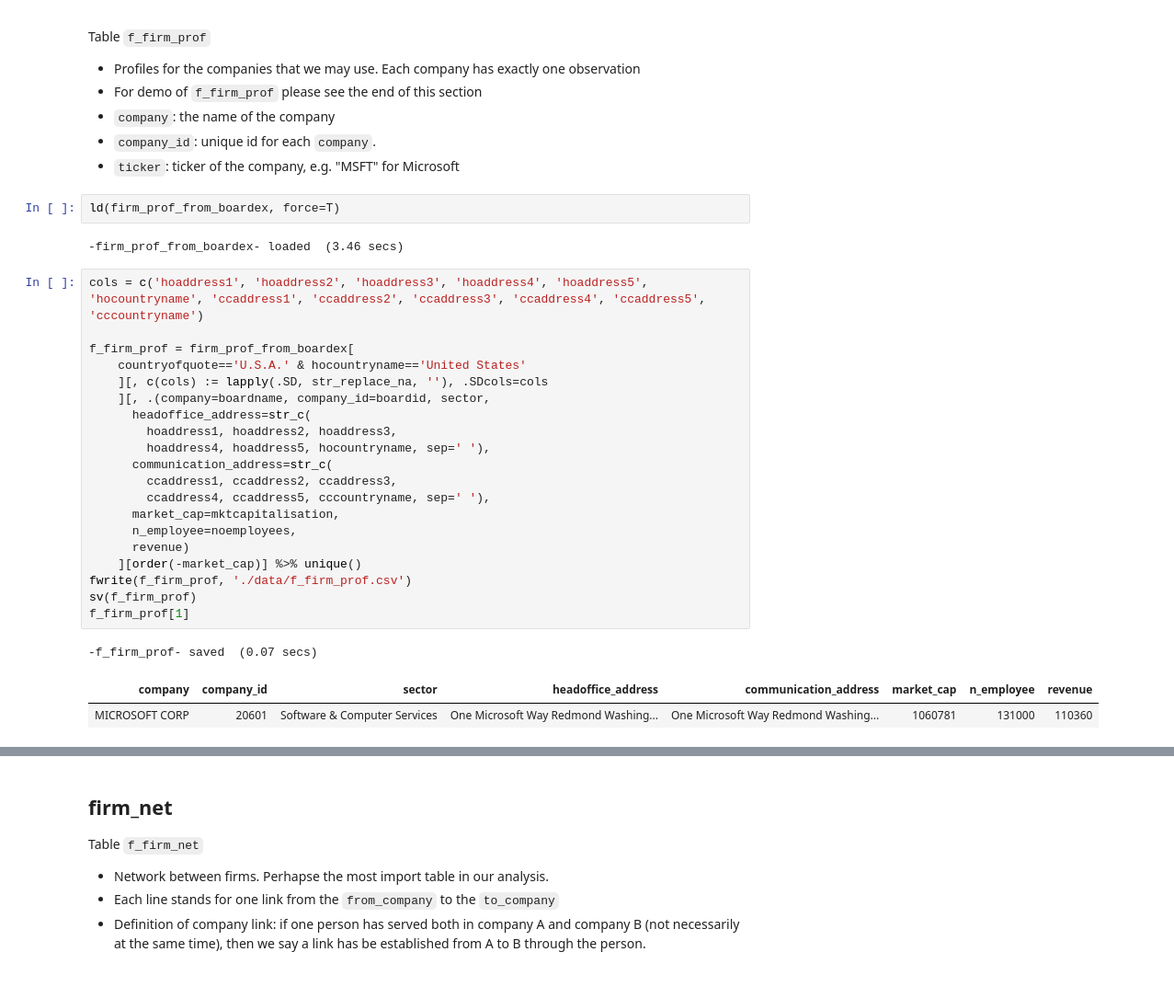
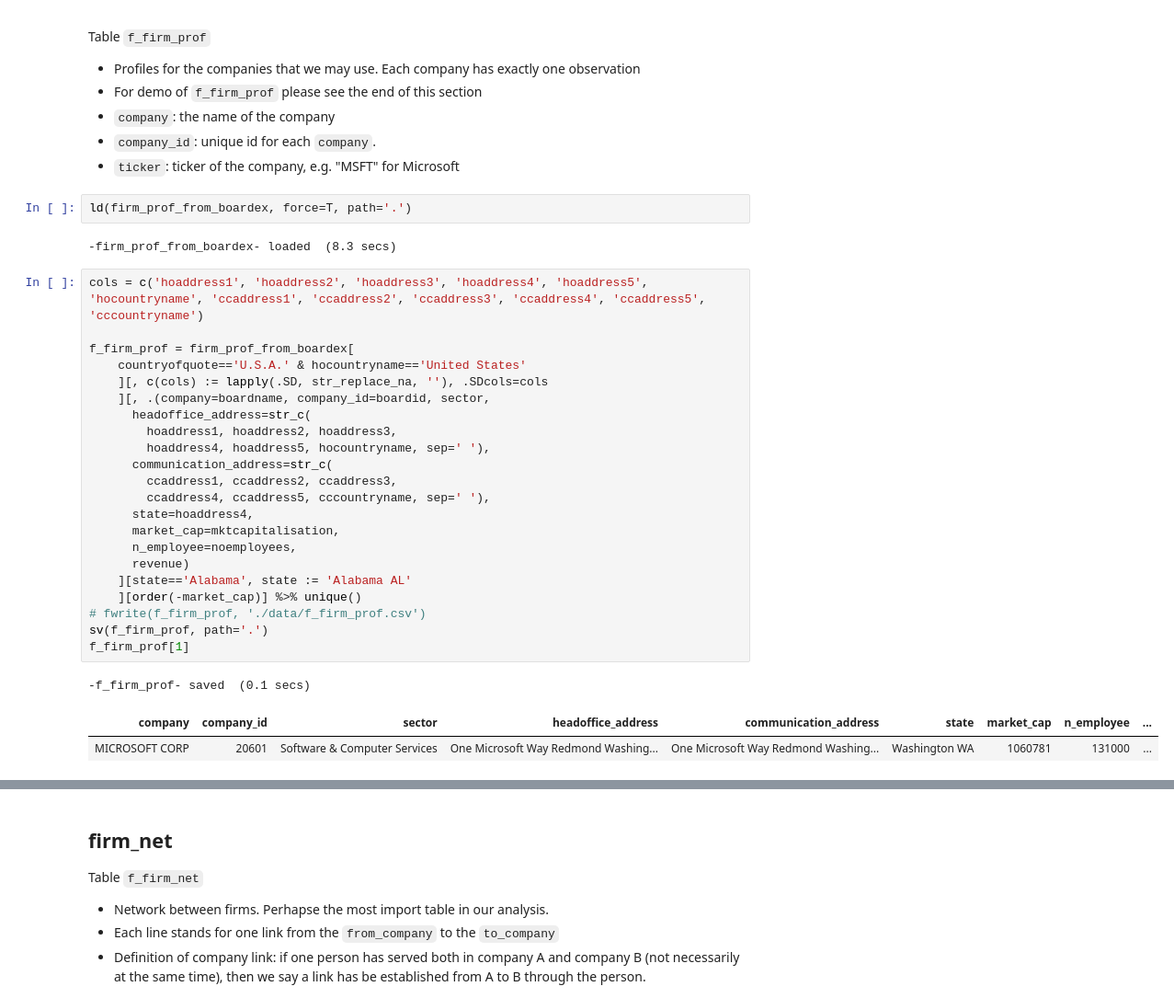
Before and after one commit to YuanyuanTong/CompanyLinks, a Jupyter notebook: data/firm-link.ipynb, the cells around one changed output, grey strips where cells are left out. Shown at 92% size. Drawn from its saved outputs; the diff is of its cells as text.

```diff
--- a/data/firm-link.ipynb
+++ b/data/firm-link.ipynb
@@ -238,33 +238,35 @@ Table `f_firm_prof`
 - `company_id`: unique id for each `company`.
 - `ticker`: ticker of the company, e.g. "MSFT" for Microsoft
 # %%
-ld(firm_prof_from_boardex, force=T)
+ld(firm_prof_from_boardex, force=T, path='.')
 # %% [output]
--firm_prof_from_boardex- loaded  (3.46 secs)
+-firm_prof_from_boardex- loaded  (8.3 secs)
 # %%
 cols = c('hoaddress1', 'hoaddress2', 'hoaddress3', 'hoaddress4', 'hoaddress5', 'hocountryname', 'ccaddress1', 'ccaddress2', 'ccaddress3', 'ccaddress4', 'ccaddress5', 'cccountryname')
 
 f_firm_prof = firm_prof_from_boardex[
     countryofquote=='U.S.A.' & hocountryname=='United States'
     ][, c(cols) := lapply(.SD, str_replace_na, ''), .SDcols=cols
     ][, .(company=boardname, company_id=boardid, sector,
       headoffice_address=str_c(
         hoaddress1, hoaddress2, hoaddress3,
         hoaddress4, hoaddress5, hocountryname, sep=' '),
       communication_address=str_c(
         ccaddress1, ccaddress2, ccaddress3,
         ccaddress4, ccaddress5, cccountryname, sep=' '),
+      state=hoaddress4,
       market_cap=mktcapitalisation,
       n_employee=noemployees,
       revenue)
+    ][state=='Alabama', state := 'Alabama AL'
     ][order(-market_cap)] %>% unique()
-fwrite(f_firm_prof, './data/f_firm_prof.csv')
-sv(f_firm_prof)
+# fwrite(f_firm_prof, './data/f_firm_prof.csv')
+sv(f_firm_prof, path='.')
 f_firm_prof[1]
 # %% [output]
--f_firm_prof- saved  (0.07 secs)
+-f_firm_prof- saved  (0.1 secs)
-| company | company_id | sector | headoffice_address | communication_address | market_cap | n_employee | revenue |
-| MICROSOFT CORP | 20601 | Software & Computer Services | One Microsoft Way Redmond Washing... | One Microsoft Way Redmond Washing... | 1060781 | 131000 | 110360 |
+| company | company_id | sector | headoffice_address | communication_address | state | market_cap | n_employee | ... |
+| MICROSOFT CORP | 20601 | Software & Computer Services | One Microsoft Way Redmond Washing... | One Microsoft Way Redmond Washing... | Washington WA | 1060781 | 131000 | ... |
 # %%
 f_firm_prof[order(-market_cap)][1:10]
 # %% [output]
```
Also changed, not shown: parts of 4 cells of this notebook, 2 other files.
